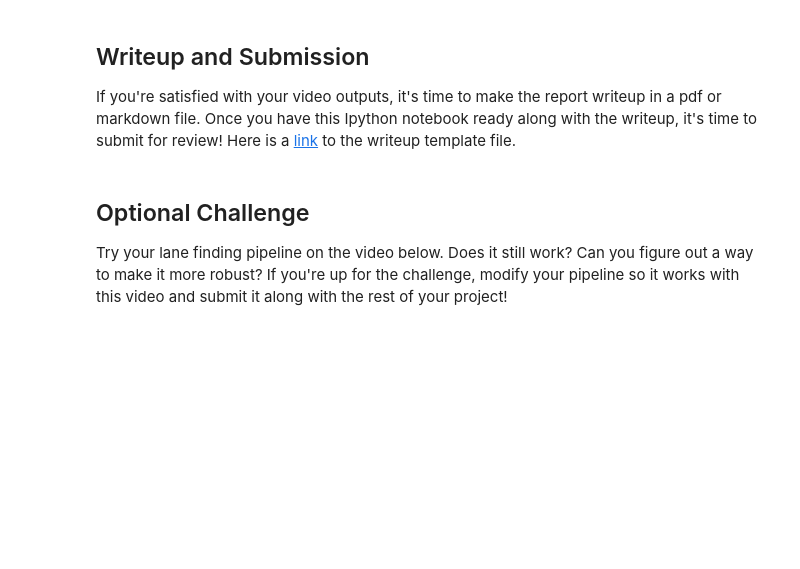
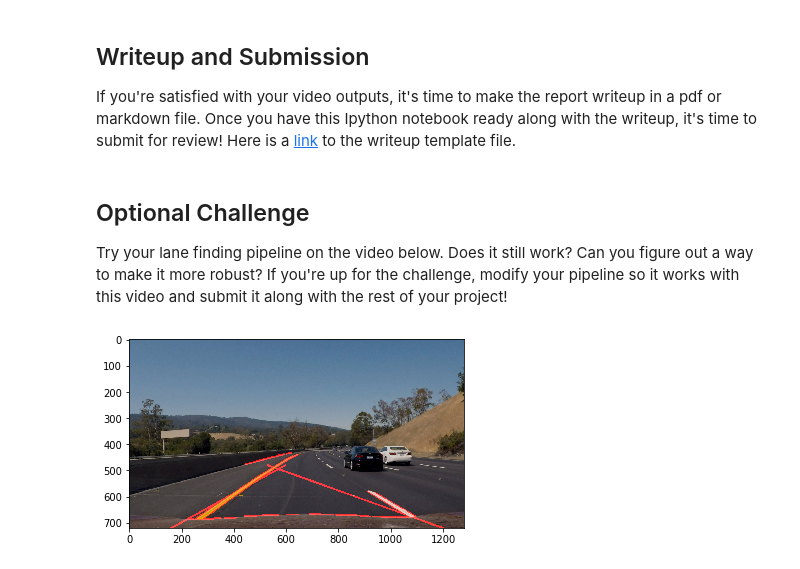
Before and after one commit to markusbrn/CarNDLaneLinesP1, a Jupyter notebook: P1.ipynb, the cells around one changed output. Drawn from its saved outputs; the diff is of its cells as text; code cells hidden in the pictures; blank space fills up the shorter version.

Commit message:
funktioniert bis auf challenge.mp4 ganz gut

```diff
--- a/P1.ipynb
+++ b/P1.ipynb
@@ -267,13 +287,30 @@ imageio.plugins.ffmpeg.download()
 # Import everything needed to edit/save/watch video clips
 from moviepy.editor import VideoFileClip
 from IPython.display import HTML
-# %%
-def process_image(image):
-    # NOTE: The output you return should be a color image (3 channel) for processing video below
-    # TODO: put your pipeline here,
-    # you should return the final output (image where lines are drawn on lanes)
-
-    return result
+# %%
+def process_image(image):
+    # NOTE: The output you return should be a color image (3 channel) for processing video below
+    # TODO: put your pipeline here,
+    # you should return the final output (image where lines are drawn on lanes)
+
+    #convert to grayscale
+    gray = grayscale(image)
+    # apply gaussian blur
+    blur = gaussian_blur(gray, 5)
+    # perform edge detection
+    edge = canny(blur,100,200)
+    # cut out ROI
+    imshape = image.shape
+    vertices = np.array([[(0,imshape[0]),(2/5*imshape[1], 3/5*imshape[0]), (3/5*imshape[1], 3/5*imshape[0]), (imshape[1],imshape[0])]], dtype=np.int32)
+    clip = region_of_interest(edge, vertices)
+    # select lines from image [hough_lines(img, rho, theta, threshold, min_line_len, max_line_gap)]
+    hough = hough_lines(clip, 1, np.pi/180, 40, 20, 5)
+    # compute weighted image [weighted_img(img, initial_img, α=0.8, β=1., λ=0.)]
+    weighted = weighted_img(hough, image, α=0.8, β=1., λ=0.)
+    plt.imshow(weighted, cmap='gray')
+
+
+    return gray
 # %% [markdown]
 Let's try the one with the solid white lane on the right first ...
 # %%
@@ -331,13 +386,15 @@ Try your lane finding pipeline on the video below.  Does it still work?  Can you
 # %%
 challenge_output = 'test_videos_output/challenge.mp4'
 ## To speed up the testing process you may want to try your pipeline on a shorter subclip of the video
 ## To do so add .subclip(start_second,end_second) to the end of the line below
 ## Where start_second and end_second are integer values representing the start and end of the subclip
 ## You may also uncomment the following line for a subclip of the first 5 seconds
-##clip3 = VideoFileClip('test_videos/challenge.mp4').subclip(0,5)
-clip3 = VideoFileClip('test_videos/challenge.mp4')
+clip3 = VideoFileClip('test_videos/challenge.mp4').subclip(0,1)
+#clip3 = VideoFileClip('test_videos/challenge.mp4')
 challenge_clip = clip3.fl_image(process_image)
-%time challenge_clip.write_videofile(challenge_output, audio=False)
+#%time challenge_clip.write_videofile(challenge_output, audio=False)
+# %% [output]
+[figure, added]
 # %%
 HTML("""
 <video width="960" height="540" controls>
```
Also changed, not shown: parts of 7 cells of this notebook.
